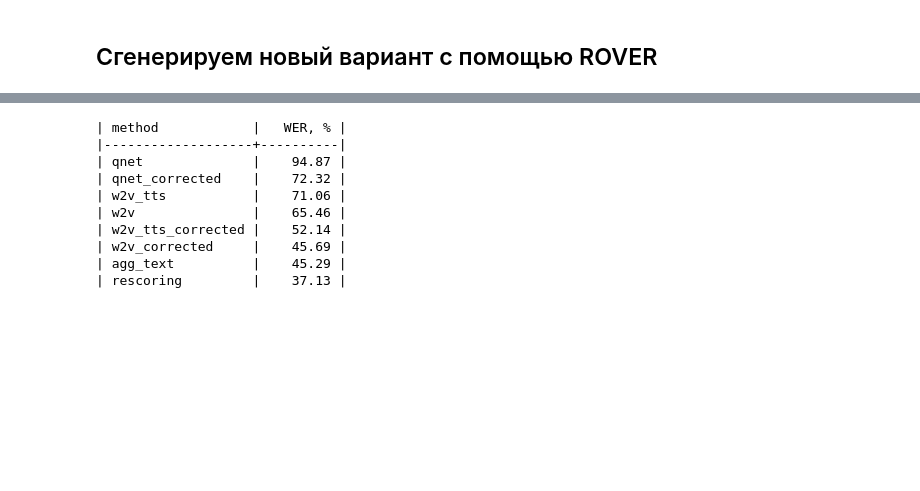
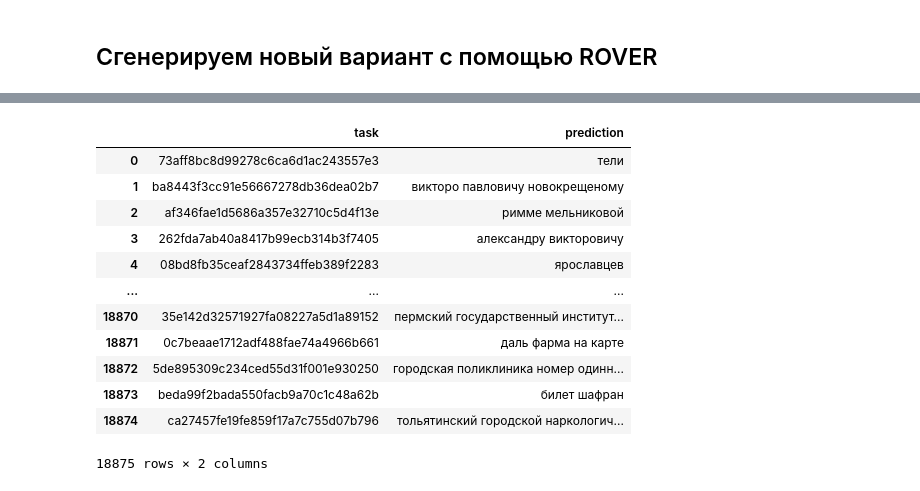
Before and after one commit to ladudin/HW-ClassicML, a Jupyter notebook: lecture08/hw6_done.ipynb, the cells around one changed output, grey strips where cells are left out. Cells and saved outputs as stored; diff of their text form; code cells hidden in the pictures; blank space fills up the shorter version.

```diff
--- a/lecture08/hw6_done.ipynb
+++ b/lecture08/hw6_done.ipynb
@@ -964,23 +861,29 @@ best_char(['привет мир', 'првет мир'])[0]
+# %%
+test_df = pd.merge(test_df, rover_result.reset_index(), on="task")
+# %%
+test_df['agg_text_corrected'] = test_df.apply(lambda row: correct(row['agg_text']), axis=1)
 # %%
-MODEL_LIST = ['qnet', 'w2v', 'w2v_tts', 'qnet_corrected', 'w2v_corrected', 'w2v_tts_corrected', 'agg_text']
+MODEL_LIST = ['qnet', 'qnet_corrected', 'w2v', 'w2v_tts', 'w2v_corrected', 'w2v_tts_corrected', 'agg_text',
+              'agg_text_corrected']
-# %%
-max_likelihood_utterances = val_df.apply(
-    lambda row: best_char(row[model] for model in MODEL_LIST)[0],
-    axis=1,
-)
-method2wer = get_wer()
-# method2wer["agg_text"] = wer(hyps=val_df["text"], refs=val_df["agg_text"])
-# method2wer["agg_text_corrected"] = wer(hyps=val_df["text"], refs=val_df["agg_text_corrected"])
-method2wer["rescoring"] = wer(hyps=val_df["text"], refs=max_likelihood_utterances)
-method2wer
-# %% [output]
-| method            |   WER, % |
-|-------------------+----------|
-| qnet              |    94.87 |
-| qnet_corrected    |    72.32 |
-| w2v_tts           |    71.06 |
-| w2v               |    65.46 |
-| w2v_tts_corrected |    52.14 |
-| w2v_corrected     |    45.69 |
-| agg_text          |    45.29 |
-| rescoring         |    37.13 |
+# %%
+test_df['rescoring'] = test_df.apply(
+    lambda row: best_char(row[model] for model in MODEL_LIST),
+    axis=1,
+)
+# %%
+result = test_df[['task', 'rescoring']].rename({'rescoring': 'prediction'}, axis=1)
+result
+# %% [output]
+|  | task | prediction |
+| 0 | 73aff8bc8d99278c6ca6d1ac243557e3 | тели |
+| 1 | ba8443f3cc91e56667278db36dea02b7 | викторо павловичу новокрещеному |
+| 2 | af346fae1d5686a357e32710c5d4f13e | римме мельниковой |
+| 3 | 262fda7ab40a8417b99ecb314b3f7405 | александру викторовичу |
+| 4 | 08bd8fb35ceaf2843734ffeb389f2283 | ярославцев |
+| ... | ... | ... |
+| 18870 | 35e142d32571927fa08227a5d1a89152 | пермский государственный институт... |
+| 18871 | 0c7beaae1712adf488fae74a4966b661 | даль фарма на карте |
+| 18872 | 5de895309c234ced55d31f001e930250 | городская поликлиника номер одинн... |
+| 18873 | beda99f2bada550facb9a70c1c48a62b | билет шафран |
+| 18874 | ca27457fe19fe859f17a7c755d07b796 | тольятинский городской наркологич... |
+18875 rows × 2 columns
```
Also changed, not shown: parts of 46 cells of this notebook, 12 other files.
